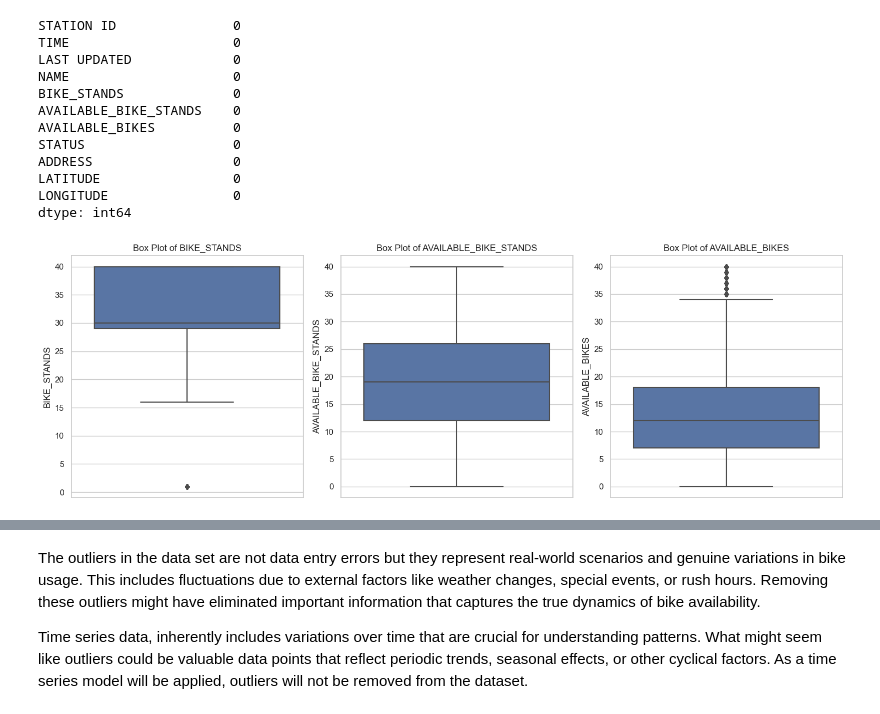
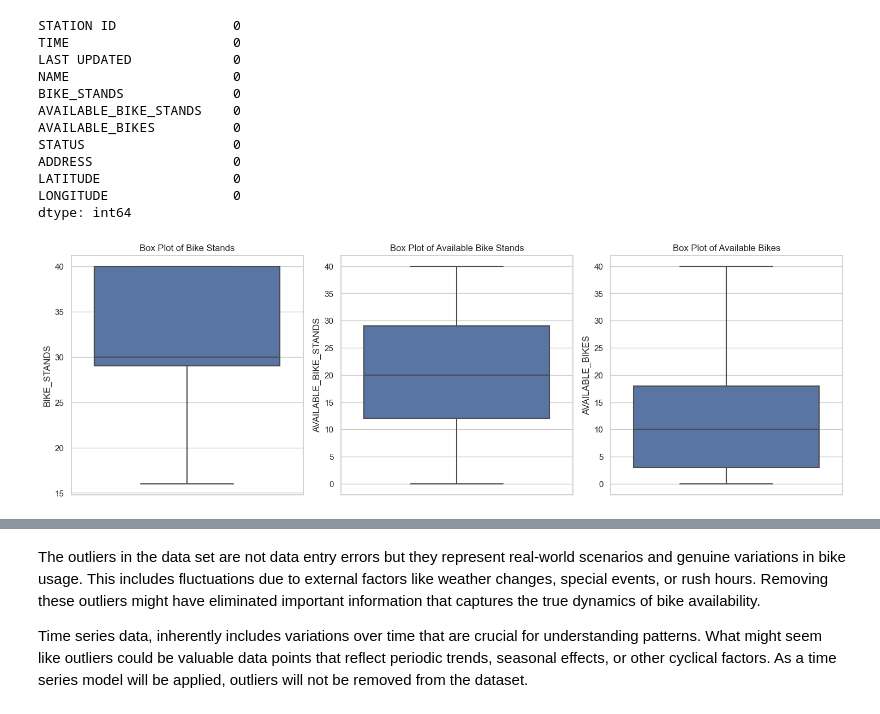
Before and after one commit to mkoleva0/DataAnalytics_CA2, a Jupyter notebook: EDA and Stats - bikedata.ipynb, the cells around one changed output, grey strips where cells are left out. Drawn from its saved outputs; the diff is of its cells as text; code cells hidden in the pictures.

```diff
--- a/EDA and Stats - bikedata.ipynb
+++ b/EDA and Stats - bikedata.ipynb
@@ -55,6 +124,6 @@ def detect_outliers(df, column_names):
 # %%
-bikes_data_2022_dublin = pd.read_csv("dublinbike-historical-data-2022-01.csv")
+bikes_data_aug_2022_dublin = pd.read_csv("dublinbike-historical-data-2022-08.csv")
 
-bikes_data_2022_dublin.head()
+bikes_data_aug_2022_dublin.head()
 # %% [output]
 |  | STATION ID | TIME | LAST UPDATED | NAME | BIKE_STANDS | AVAILABLE_BIKE_STANDS | AVAILABLE_BIKES | ... |
@@ -125,28 +194,23 @@ LATITUDE                 0
 LONGITUDE                0
 dtype: int64
 # %%
-# Setting the style for the plots
 sns.set(style="whitegrid")
 
-# Plotting box plots for the columns of interest
 plt.figure(figsize=(15, 5))
 
-# Bike Stands
 plt.subplot(1, 3, 1)
-sns.boxplot(y=bikes_data_2022_dublin['BIKE_STANDS'])
-plt.title('Box Plot of BIKE_STANDS')
+sns.boxplot(y=bikes_data_aug_2022_dublin['BIKE_STANDS'])
+plt.title('Box Plot of Bike Stands')
 
-# Available Bike Stands
 plt.subplot(1, 3, 2)
-sns.boxplot(y=bikes_data_2022_dublin['AVAILABLE_BIKE_STANDS'])
-plt.title('Box Plot of AVAILABLE_BIKE_STANDS')
+sns.boxplot(y=bikes_data_aug_2022_dublin['AVAILABLE_BIKE_STANDS'])
+plt.title('Box Plot of Available Bike Stands')
 
-# Available Bikes
 plt.subplot(1, 3, 3)
-sns.boxplot(y=bikes_data_2022_dublin['AVAILABLE_BIKES'])
-plt.title('Box Plot of AVAILABLE_BIKES')
+sns.boxplot(y=bikes_data_aug_2022_dublin['AVAILABLE_BIKES'])
+plt.title('Box Plot of Available Bikes')
 
 plt.tight_layout()
 plt.show()
 # %% [output]
-[figure, old version]
+[figure, new version]
```
Also changed, not shown: parts of 184 cells of this notebook.
